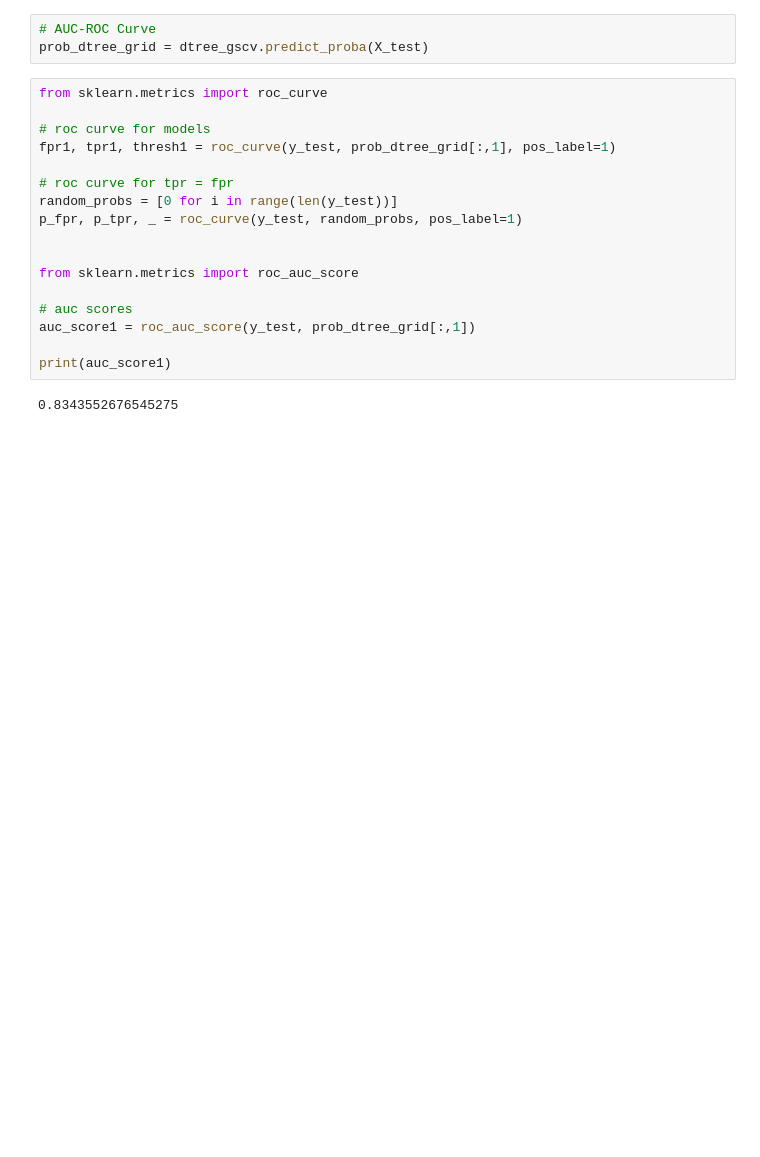
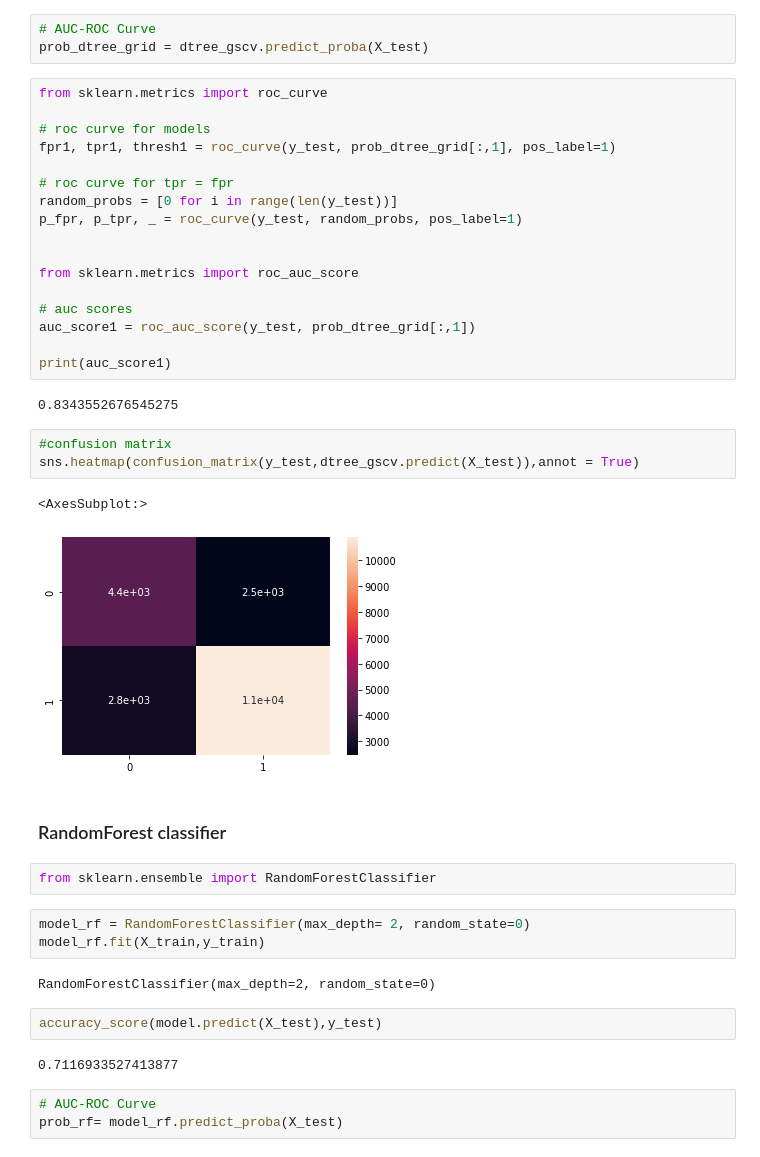
Before and after one commit to Nitin-Diwakar/Case-Study-Data-scientist-Challenge_dataset_Persistent_Non_Persistent, a Jupyter notebook: diabetes.ipynb, the cells around one changed output. Saved outputs shown, nothing was run; the diff lists cells and outputs as text; blank space fills up the shorter version.

```diff
--- a/diabetes.ipynb
+++ b/diabetes.ipynb
@@ -226,3 +253,25 @@ auc_score1 = roc_auc_score(y_test, prob_dtree_grid[:,1])
 print(auc_score1)
 # %% [output]
 0.8343552676545275
+# %%
+#confusion matrix
+sns.heatmap(confusion_matrix(y_test,dtree_gscv.predict(X_test)),annot = True)
+# %% [output]
+<AxesSubplot:>
+[figure, added]
+# %% [markdown]
+### RandomForest classifier
+# %%
+from sklearn.ensemble import RandomForestClassifier
+# %%
+model_rf = RandomForestClassifier(max_depth= 2, random_state=0)
+model_rf.fit(X_train,y_train)
+# %% [output]
+RandomForestClassifier(max_depth=2, random_state=0)
+# %%
+accuracy_score(model.predict(X_test),y_test)
+# %% [output]
+0.7116933527413877
+# %%
+# AUC-ROC Curve
+prob_rf= model_rf.predict_proba(X_test)
```
Also changed, not shown: parts of 19 cells of this notebook.
